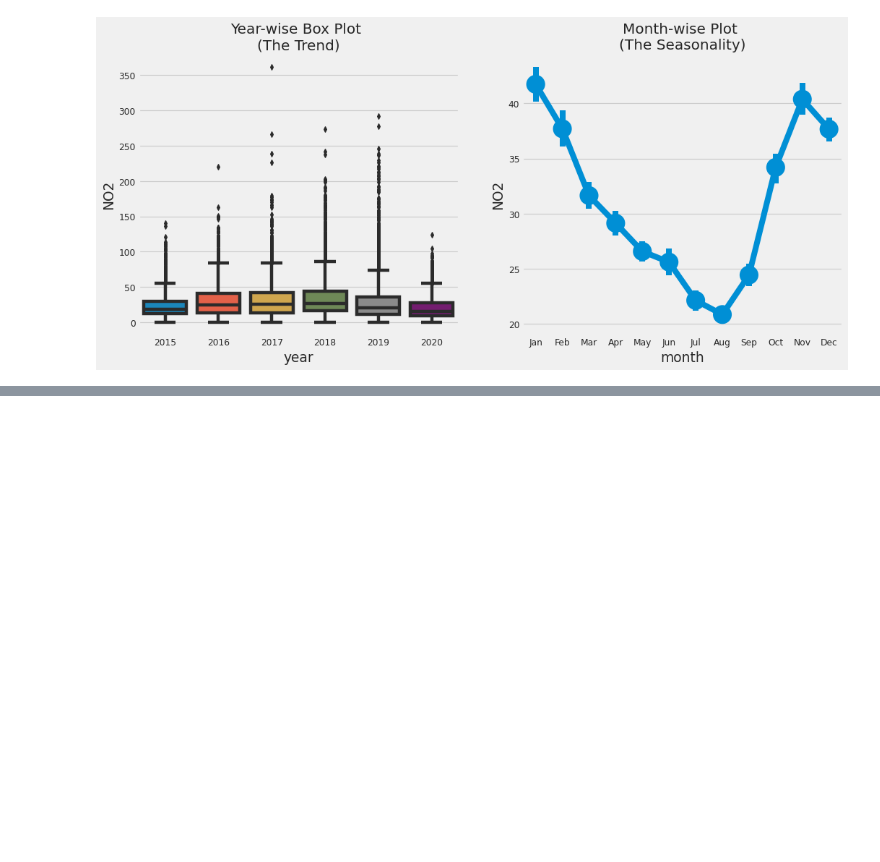
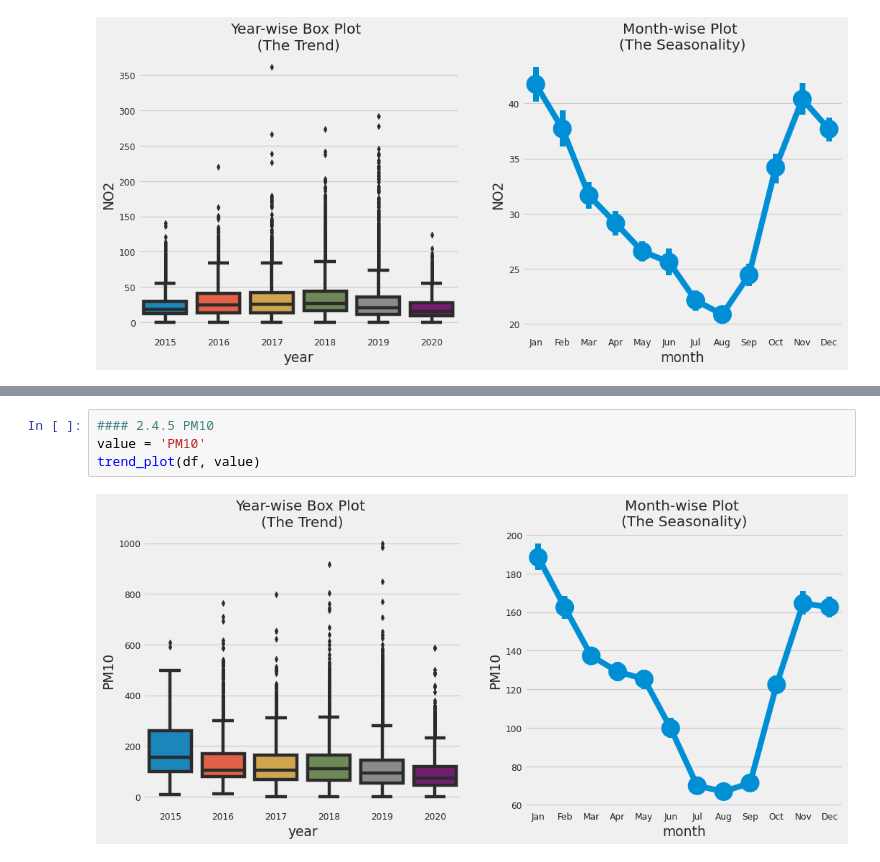
Before and after one commit to bhargav-borah/forked-practice-notebooks, a Jupyter notebook: covid-19-effect-on-pollution-in-india/covid-19-effect-analysis.ipynb, the cells around one changed output, grey strips where cells are left out. Drawn from its saved outputs; the diff is of its cells as text; blank space fills up the shorter version.

```diff
--- a/covid-19-effect-on-pollution-in-india/covid-19-effect-analysis.ipynb
+++ b/covid-19-effect-on-pollution-in-india/covid-19-effect-analysis.ipynb
@@ -261,0 +286,6 @@ trend_plot(df, value)
+# %%
+#### 2.4.5 PM10
+value = 'PM10'
+trend_plot(df, value)
+# %% [output]
+[figure, added]
```
Also changed, not shown: parts of 6 cells of this notebook.
